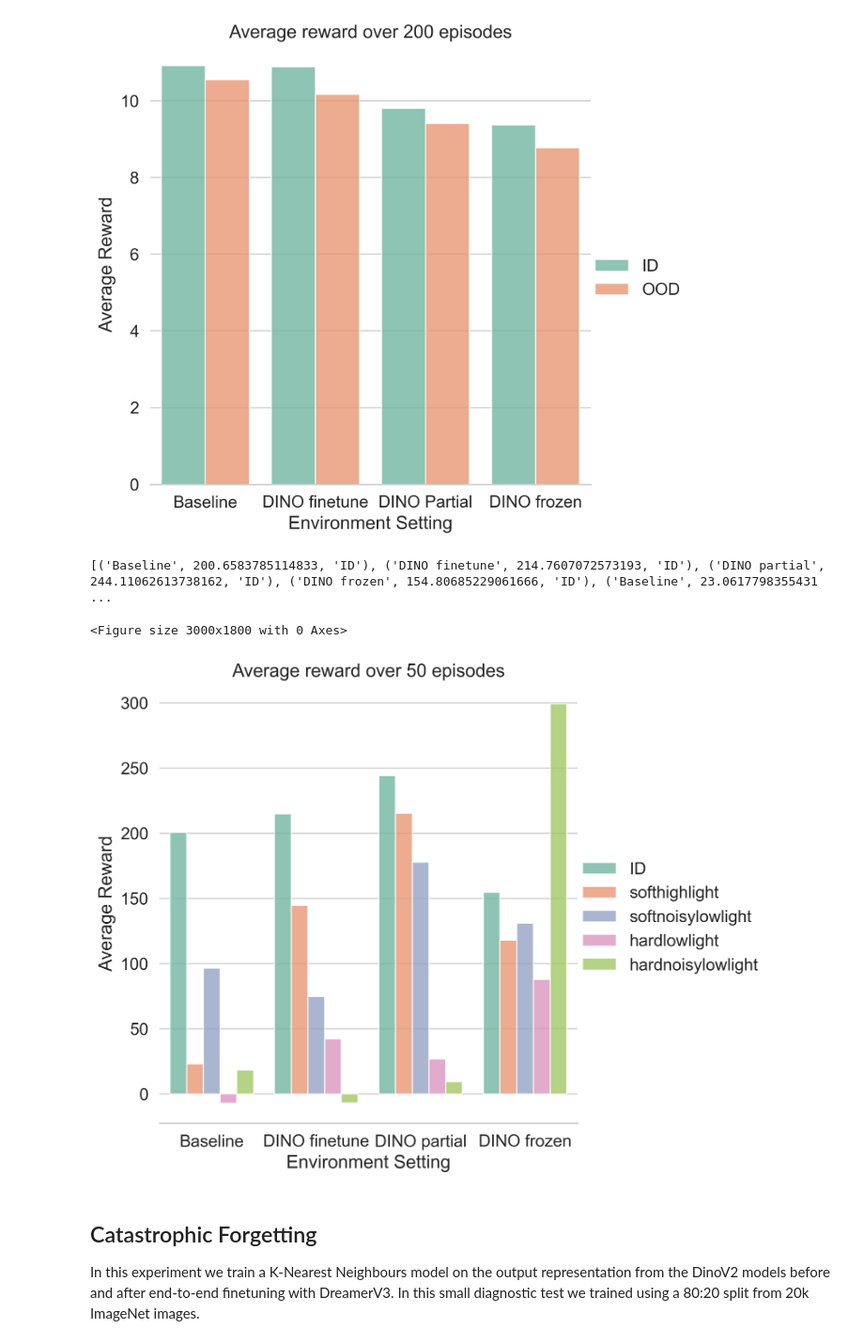
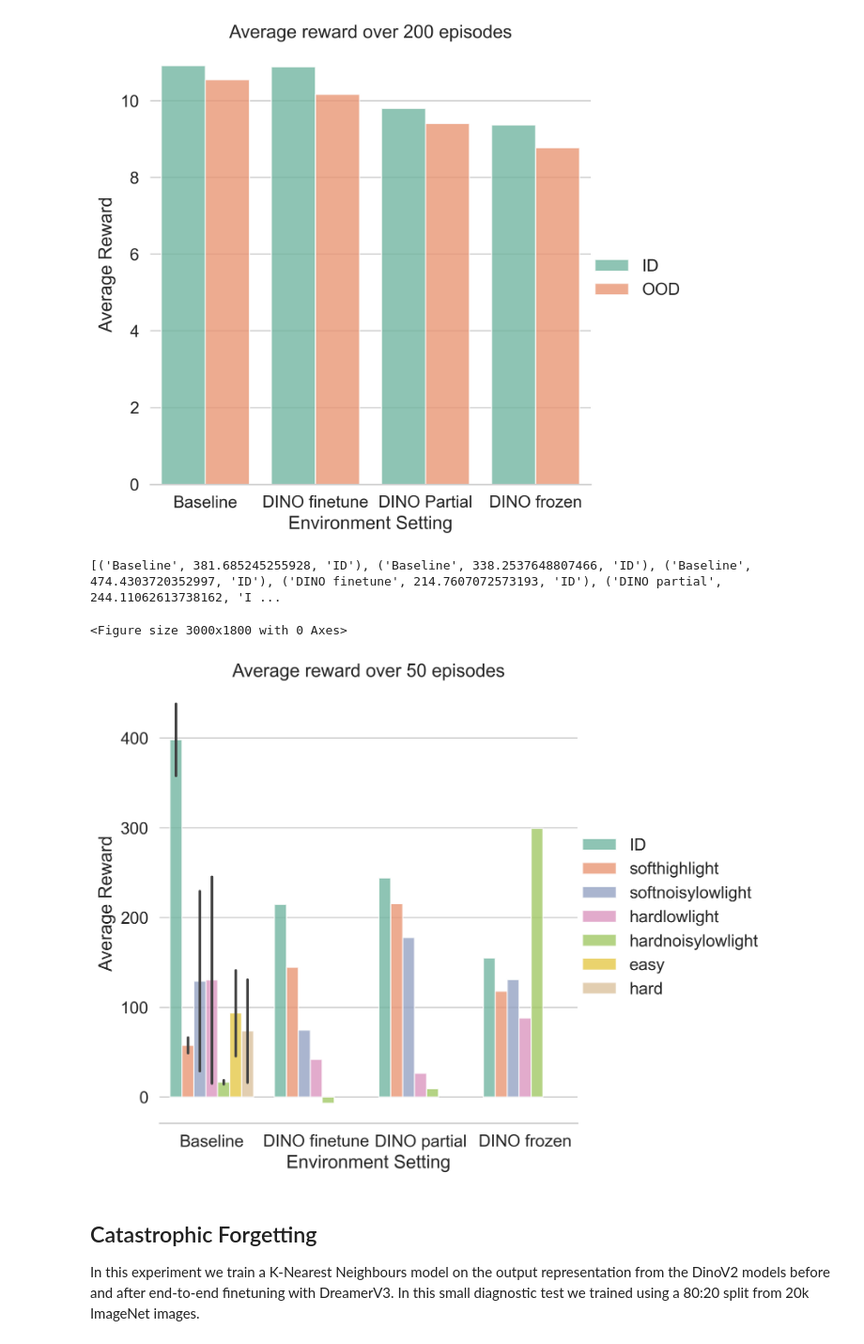
Before and after one commit to JottScones/PVMs-with-DreamerV3, a Jupyter notebook: plot_eval_results.ipynb, the cells around one changed output. Shown at 94% size. Drawn from its saved outputs; the diff is of its cells as text; code cells hidden in the pictures.

Commit message:
all baseline done

```diff
--- a/plot_eval_results.ipynb
+++ b/plot_eval_results.ipynb
@@ -62,7 +62,7 @@ def plot_carla(files_labels=[], output=None):
 
     g = sns.catplot(
         kind="bar", x=labels, y=bars, hue=hue,
-        errorbar="sd", palette="Set2", alpha=.8, height=6
+        errorbar="se", palette="Set2", alpha=.8, height=6
     )
     g.despine(left=True)
 
@@ -94,36 +94,59 @@ plot_maniskill(
 # %%
 plot_carla(
     files_labels=[
         ("logdir/baseline_carla_eval_ID", "Baseline ID"),
+        ("logdir/baseline_carla_eval_ID_1", "Baseline ID"),
+        ("logdir/baseline_carla_eval_ID_2", "Baseline ID"),
         ("logdir/DINOFT_carla_eval_ID", "DINO finetune ID"),
         ("logdir/DINOPartial_carla_eval_ID", "DINO partial ID"),
         ("logdir/DINOFreeze_carla_eval_ID", "DINO frozen ID"),
 
         ("logdir/baseline_carla_eval_soft_high_light", "Baseline softhighlight"),
+        ("logdir/baseline_carla_eval_soft_high_light_1", "Baseline softhighlight"),
+        ("logdir/baseline_carla_eval_soft_high_light_2", "Baseline softhighlight"),
         ("logdir/DINOFT_carla_eval_soft_high_light", "DINO finetune softhighlight"),
         ("logdir/DINOPartial_carla_eval_soft_high_light", "DINO partial softhighlight"),
         ("logdir/DINOFreeze_carla_eval_soft_high_light", "DINO frozen softhighlight"),
 
         ("logdir/baseline_carla_eval_soft_noisy_low_light", "Baseline softnoisylowlight"),
+        ("logdir/baseline_carla_eval_soft_noisy_low_light_1", "Baseline softnoisylowlight"),
+        ("logdir/baseline_carla_eval_soft_noisy_low_light_2", "Baseline softnoisylowlight"),
         ("logdir/DINOFT_carla_eval_soft_noisy_low_light", "DINO finetune softnoisylowlight"),
         ("logdir/DINOPartial_carla_eval_soft_noisy_low_light", "DINO partial softnoisylowlight"),
         ("logdir/DINOFreeze_carla_eval_soft_noisy_low_light", "DINO frozen softnoisylowlight"),
 
         ("logdir/baseline_carla_eval_hard_low_light", "Baseline hardlowlight"),
+        ("logdir/baseline_carla_eval_hard_low_light_1", "Baseline hardlowlight"),
+        ("logdir/baseline_carla_eval_hard_low_light_2", "Baseline hardlowlight"),
         ("logdir/DINOFT_carla_eval_hard_low_light", "DINO finetune hardlowlight"),
         ("logdir/DINOPartial_carla_eval_hard_low_light", "DINO partial hardlowlight"),
         ("logdir/DINOFreeze_carla_eval_hard_low_light", "DINO frozen hardlowlight"),
 
-        ("logdir/baseline_carla_eval_hard_noisy_low_light_new_rew", "Baseline hardnoisylowlight"),
+        ("logdir/baseline_carla_eval_hard_noisy_low_light", "Baseline hardnoisylowlight"),
+        ("logdir/baseline_carla_eval_hard_noisy_low_light_1", "Baseline hardnoisylowlight"),
+        ("logdir/baseline_carla_eval_hard_noisy_low_light_2", "Baseline hardnoisylowlight"),
         ("logdir/DINOFT_carla_eval_hard_noisy_low_light", "DINO finetune hardnoisylowlight"),
         ("logdir/DINOPartial_carla_eval_hard_noisy_low_light", "DINO partial hardnoisylowlight"),
         ("logdir/DINOFreeze_carla_eval_hard_noisy_low_light_new_rew", "DINO frozen hardnoisylowlight"),
+
+        ("logdir/baseline_carla_eval_soft_high_light", "Baseline easy"),
+        ("logdir/baseline_carla_eval_soft_high_light_1", "Baseline easy"),
+        ("logdir/baseline_carla_eval_soft_high_light_2", "Baseline easy"),
+        ("logdir/baseline_carla_eval_soft_noisy_low_light", "Baseline easy"),
+        ("logdir/baseline_carla_eval_soft_noisy_low_light_1", "Baseline easy"),
+        ("logdir/baseline_carla_eval_soft_noisy_low_light_2", "Baseline easy"),
+        ("logdir/baseline_carla_eval_hard_low_light", "Baseline hard"),
+        ("logdir/baseline_carla_eval_hard_low_light_1", "Baseline hard"),
+        ("logdir/baseline_carla_eval_hard_low_light_2", "Baseline hard"),
+        ("logdir/baseline_carla_eval_hard_noisy_low_light", "Baseline hard"),
+        ("logdir/baseline_carla_eval_hard_noisy_low_light_1", "Baseline hard"),
+        ("logdir/baseline_carla_eval_hard_noisy_low_light_2", "Baseline hard"),
     ]
 )
 # %% [output]
-[('Baseline', 200.6583785114833, 'ID'), ('DINO finetune', 214.7607072573193, 'ID'), ('DINO partial', 244.11062613738162, 'ID'), ('DINO frozen', 154.80685229061666, 'ID'), ('Baseline', 23.0617798355431 ...
+[('Baseline', 381.685245255928, 'ID'), ('Baseline', 338.2537648807466, 'ID'), ('Baseline', 474.4303720352997, 'ID'), ('DINO finetune', 214.7607072573193, 'ID'), ('DINO partial', 244.11062613738162, 'I ...
 <Figure size 3000x1800 with 0 Axes>
-[figure, old version]
+[figure, new version]
 # %% [markdown]
 ## Catastrophic Forgetting
 In this experiment we train a K-Nearest Neighbours model on the output representation from the DinoV2 models before and after end-to-end finetuning with DreamerV3. In this small diagnostic test we trained using a 80:20 split from 20k ImageNet images.
```
